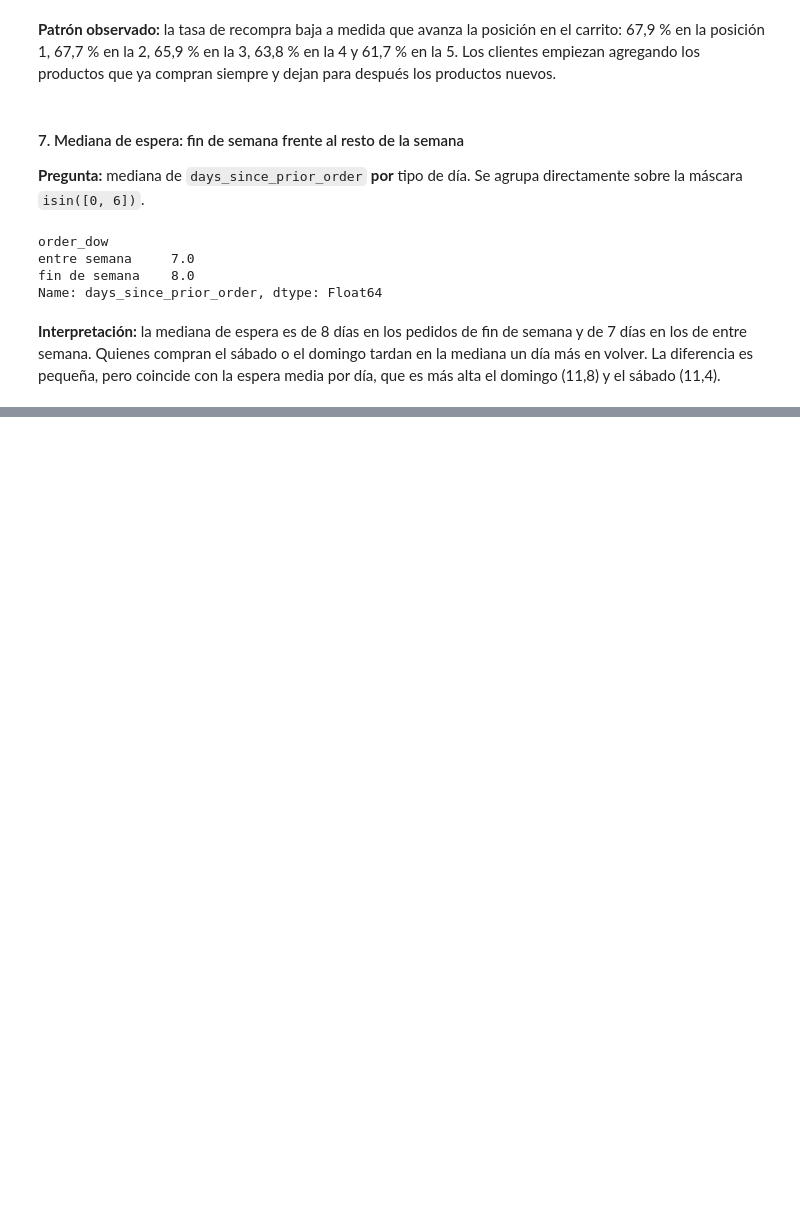
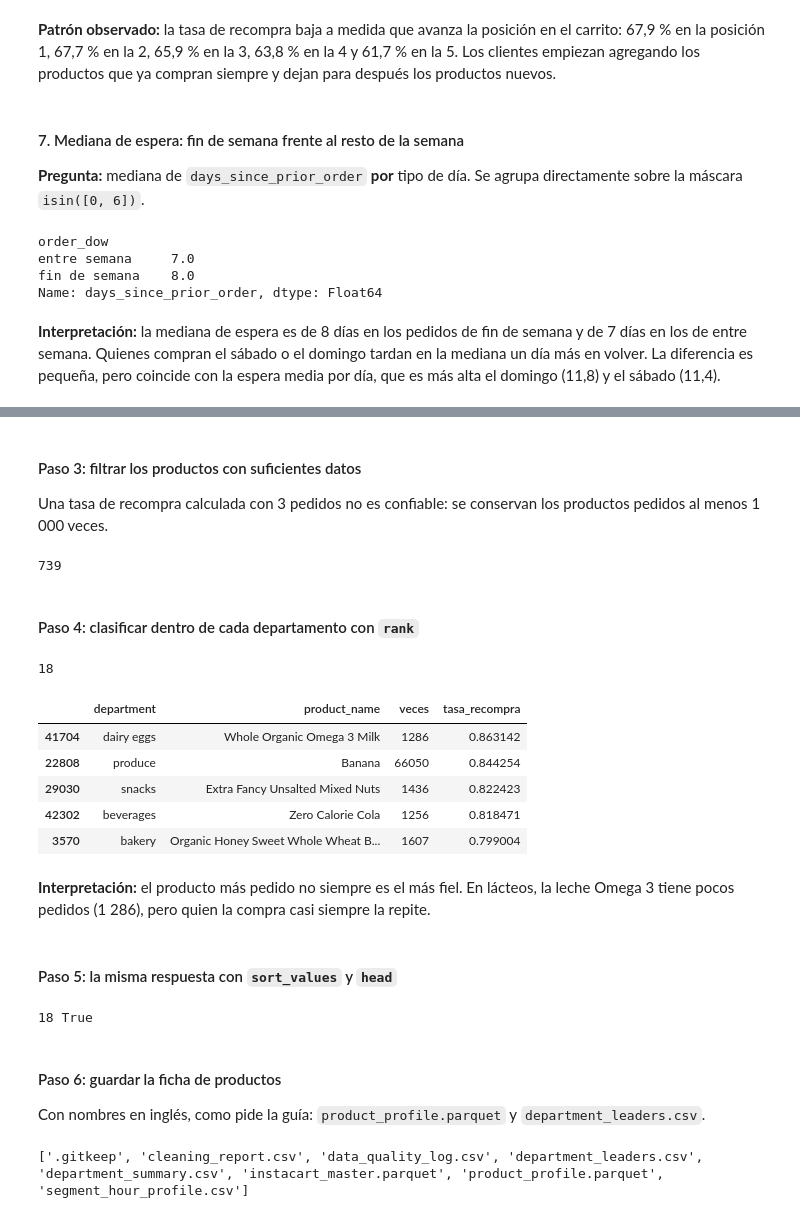
Before and after one commit to Sehuto96/instacart-analisis, a Jupyter notebook: notebooks/pandas_labs.ipynb, the cells around one changed output, grey strips where cells are left out. Cells and saved outputs as stored; diff of their text form; code cells hidden in the pictures; blank space fills up the shorter version.

Commit message:
feat: complete lesson 4 data merging

```diff
--- a/notebooks/pandas_labs.ipynb
+++ b/notebooks/pandas_labs.ipynb
@@ -613,0 +648,11 @@ Name: days_since_prior_order, dtype: Float64
+# %%
+por_producto = (maestra
+    .groupby('product_id')
+    .agg(veces=('order_id', 'size'),
+         clientes=('user_id', 'nunique'),
+         tasa_recompra=('reordered', 'mean'),
+         posicion_media=('add_to_cart_order', 'mean'))
+    .reset_index())
+print(por_producto.shape)
+por_producto.head(3)
+# Esperado: (45573, 5). El producto 1: 280 veces, 206 clientes, tasa de recompra 0.564
@@ -613,0 +667,10 @@ Name: days_since_prior_order, dtype: Float64
+# %%
+ficha_productos = (por_producto
+    .merge(products, on='product_id', how='left', validate='1:1')
+    .merge(departments, on='department_id', how='left', validate='m:1')
+    [['product_id', 'product_name', 'department', 'veces', 'clientes',
+      'tasa_recompra', 'posicion_media']])
+print(ficha_productos.shape)
+ficha_productos.loc[ficha_productos['veces'].idxmax()]
+# Esperado: (45573, 7) y la fila de Banana: produce, 66050 veces, 33274 clientes,
+# tasa de recompra 0.844 y posición media 4.87
@@ -613,0 +687,59 @@ Name: days_since_prior_order, dtype: Float64
+# %% [markdown]
+#### Paso 3: filtrar los productos con suficientes datos
+
+Una tasa de recompra calculada con 3 pedidos no es confiable: se conservan los productos pedidos al menos 1 000 veces.
+# %%
+populares = ficha_productos[ficha_productos['veces'] >= 1000].copy()
+print(len(populares))
+# Esperado: 739
+# %% [output]
+739
+# %% [markdown]
+#### Paso 4: clasificar dentro de cada departamento con `rank`
+# %%
+populares['puesto'] = (populares
+    .groupby('department')['tasa_recompra']
+    .rank(ascending=False, method='first'))
+
+lideres = (populares[populares['puesto'] == 1]
+           .sort_values('tasa_recompra', ascending=False))
+print(len(lideres))
+lideres[['department', 'product_name', 'veces', 'tasa_recompra']].head(5)
+# Esperado: 18 líderes. Los cinco primeros:
+# dairy eggs  Whole Organic Omega 3 Milk              1286   0.863
+# produce     Banana                                 66050   0.844
+# snacks      Extra Fancy Unsalted Mixed Nuts         1436   0.822
+# beverages   Zero Calorie Cola                       1256   0.818
+# bakery      Organic Honey Sweet Whole Wheat Bread   1607   0.799
+# %% [output]
+18
+|  | department | product_name | veces | tasa_recompra |
+| 41704 | dairy eggs | Whole Organic Omega 3 Milk | 1286 | 0.863142 |
+| 22808 | produce | Banana | 66050 | 0.844254 |
+| 29030 | snacks | Extra Fancy Unsalted Mixed Nuts | 1436 | 0.822423 |
+| 42302 | beverages | Zero Calorie Cola | 1256 | 0.818471 |
+| 3570 | bakery | Organic Honey Sweet Whole Wheat B... | 1607 | 0.799004 |
+# %% [markdown]
+**Interpretación:** el producto más pedido no siempre es el más fiel. En lácteos, la leche Omega 3 tiene pocos pedidos (1 286), pero quien la compra casi siempre la repite.
+# %% [markdown]
+#### Paso 5: la misma respuesta con `sort_values` y `head`
+# %%
+lideres_2 = (populares
+    .sort_values('tasa_recompra', ascending=False)
+    .groupby('department')
+    .head(1))
+print(len(lideres_2), set(lideres_2['product_id']) == set(lideres['product_id']))
+# Esperado: 18 True
+# %% [output]
+18 True
+# %% [markdown]
+#### Paso 6: guardar la ficha de productos
+
+Con nombres en inglés, como pide la guía: `product_profile.parquet` y `department_leaders.csv`.
+# %%
+ficha_productos.to_parquet(SALIDA / 'product_profile.parquet', index=False)
+lideres.to_csv(SALIDA / 'department_leaders.csv', index=False)
+print(sorted(p.name for p in SALIDA.iterdir()))
+# Esperado: dos archivos nuevos en data/processed
+# %% [output]
+['.gitkeep', 'cleaning_report.csv', 'data_quality_log.csv', 'department_leaders.csv', 'department_summary.csv', 'instacart_master.parquet', 'product_profile.parquet', 'segment_hour_profile.csv']
```
Also changed, not shown: parts of 30 cells of this notebook, 5 other files.
